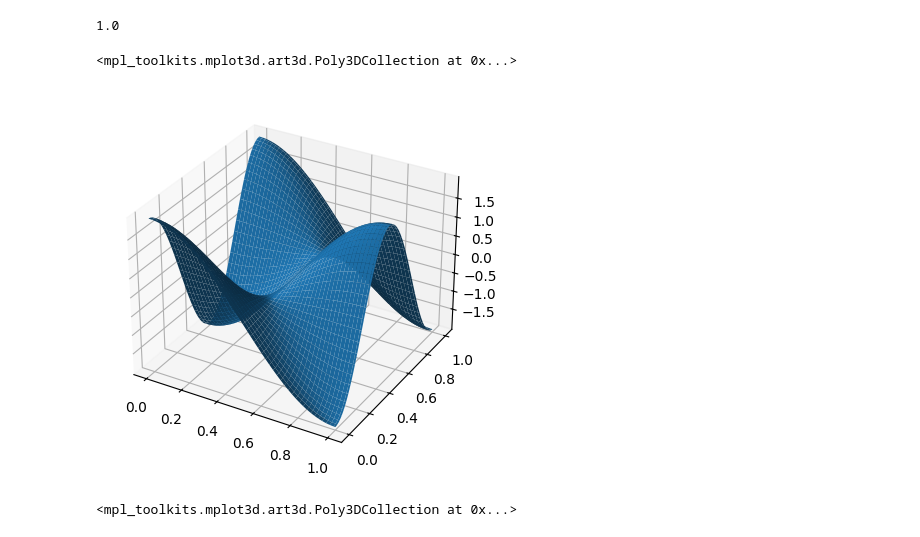
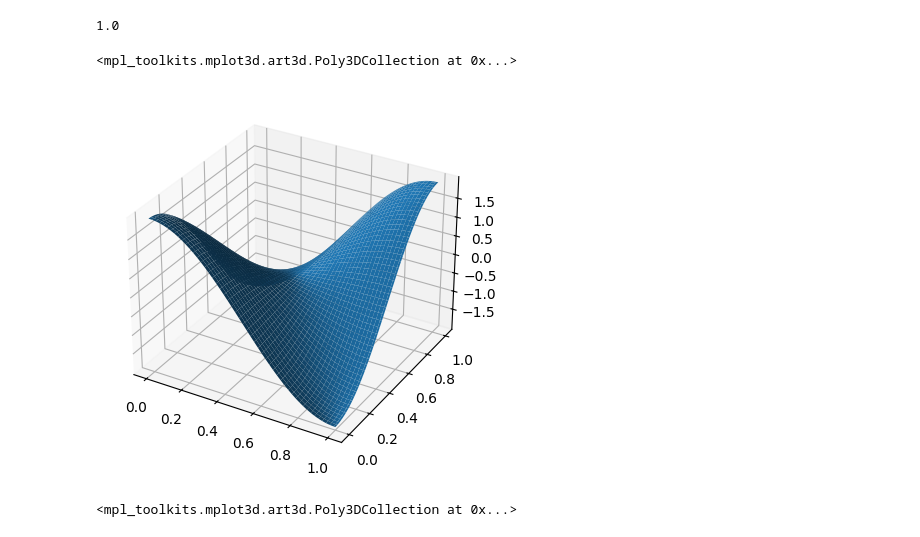
Before and after one commit to arthurrichards77/ergodic, a Jupyter notebook: ergodic_revisit.ipynb, the cells around one changed output. Drawn from its saved outputs; the diff is of its cells as text; code cells hidden in the pictures.

Commit message:
More testing and options.  Initial plotting

```diff
--- a/ergodic_revisit.ipynb
+++ b/ergodic_revisit.ipynb
@@ -27,7 +27,7 @@ x_grid, y_grid = np.meshgrid(x_points,y_points)
 def f_func(x,y,k1,k2,length_x,length_y):
     return np.cos(k1*np.pi*x/length_x)*np.cos(k2*np.pi*y/length_y)
 # %%
-max_wave = 4
+max_wave = 3
 wave_numbers = [(i,j) for i in range(max_wave) for j in range(max_wave)]
 wave_numbers
 # %% [output]
@@ -69,10 +54,10 @@ inner_product(basis[(1,1)],basis[(1,1)])
 1.0
 # %%
 fig,ax = plt.subplots(subplot_kw={"projection": "3d"})
-ax.plot_surface(x_grid,y_grid,basis[(1,2)])
+ax.plot_surface(x_grid,y_grid,basis[(1,1)])
 # %% [output]
 <mpl_toolkits.mplot3d.art3d.Poly3DCollection at 0x...>
-[figure, old version]
+[figure, new version]
 # %%
 my_mean = np.array([0.5,0.5])
 my_cov = np.array([[0.01,0.02],[-0.04,0.08]])
```
Also changed, not shown: parts of 13 cells of this notebook, 1 other file.
